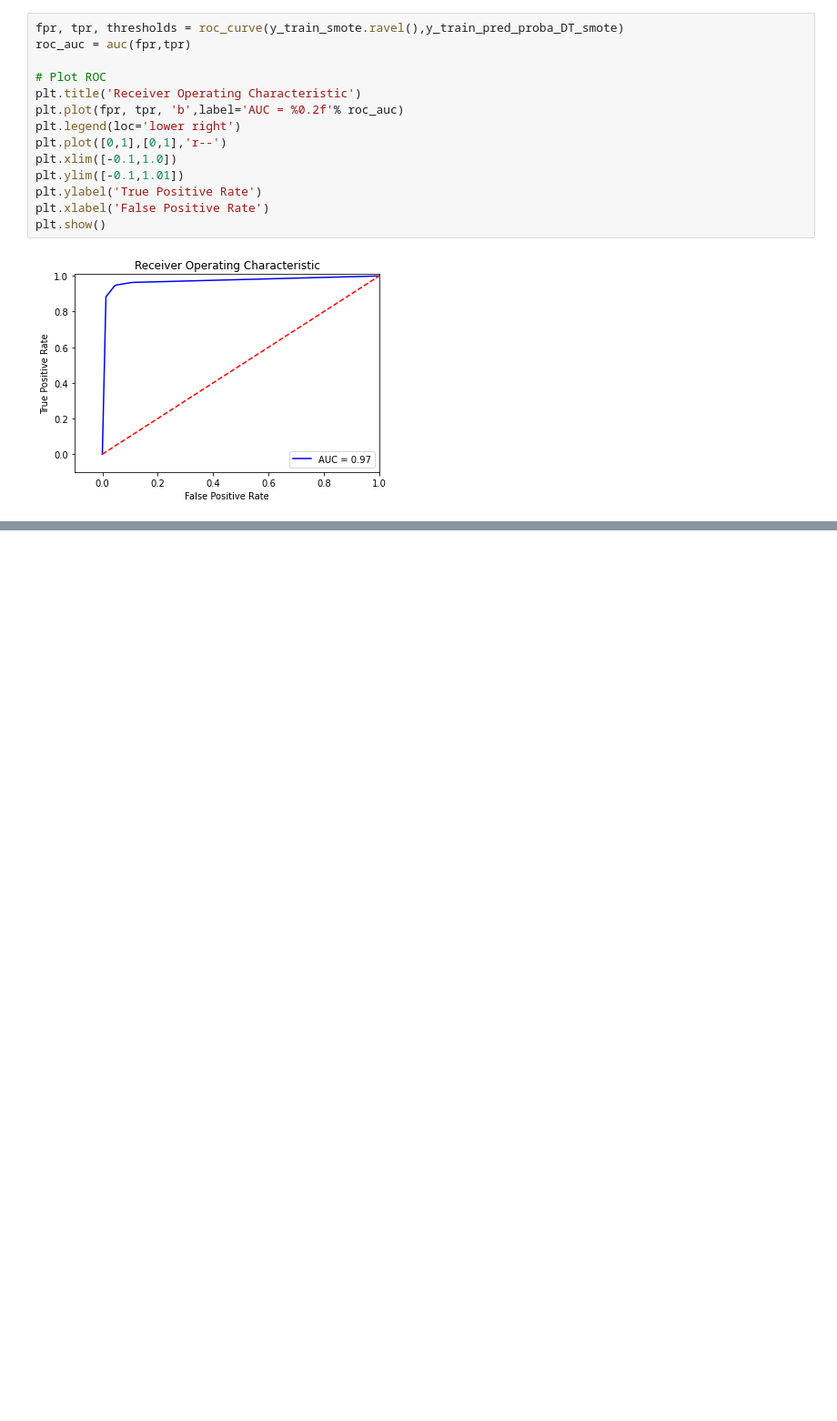
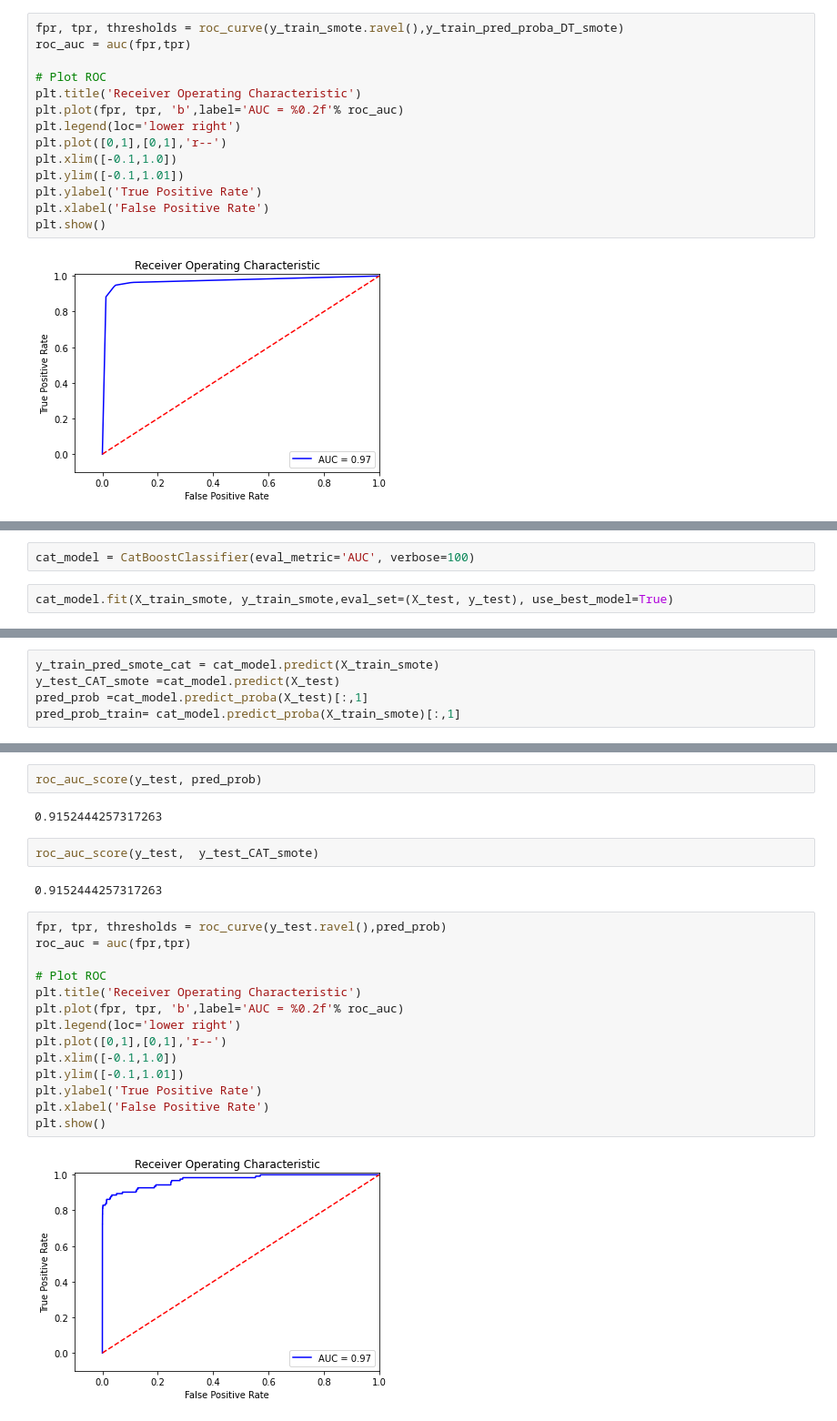
Before and after one commit to joybratas1/Credit-Card-Fraud-Project, a Jupyter notebook: CCFraud_ Decision Tree.ipynb, the cells around one changed output, grey strips where cells are left out. Shown at 91% size. Drawn from its saved outputs; the diff is of its cells as text; blank space fills up the shorter version.

```diff
--- a/CCFraud_ Decision Tree.ipynb
+++ b/CCFraud_ Decision Tree.ipynb
@@ -230,0 +255,4 @@ plt.show()
+# %%
+cat_model = CatBoostClassifier(eval_metric='AUC', verbose=100)
+# %%
+cat_model.fit(X_train_smote, y_train_smote,eval_set=(X_test, y_test), use_best_model=True)
@@ -230,0 +278,5 @@ plt.show()
+# %%
+y_train_pred_smote_cat = cat_model.predict(X_train_smote)
+y_test_CAT_smote =cat_model.predict(X_test)
+pred_prob =cat_model.predict_proba(X_test)[:,1]
+pred_prob_train= cat_model.predict_proba(X_train_smote)[:,1]
@@ -230,0 +323,24 @@ plt.show()
+# %%
+roc_auc_score(y_test, pred_prob)
+# %% [output]
+0.9152444257317263
+# %%
+roc_auc_score(y_test,  y_test_CAT_smote)
+# %% [output]
+0.9152444257317263
+# %%
+fpr, tpr, thresholds = roc_curve(y_test.ravel(),pred_prob)
+roc_auc = auc(fpr,tpr)
+
+# Plot ROC
+plt.title('Receiver Operating Characteristic')
+plt.plot(fpr, tpr, 'b',label='AUC = %0.2f'% roc_auc)
+plt.legend(loc='lower right')
+plt.plot([0,1],[0,1],'r--')
+plt.xlim([-0.1,1.0])
+plt.ylim([-0.1,1.01])
+plt.ylabel('True Positive Rate')
+plt.xlabel('False Positive Rate')
+plt.show()
+# %% [output]
+[figure, added]
```
Also changed, not shown: parts of 23 cells of this notebook.
